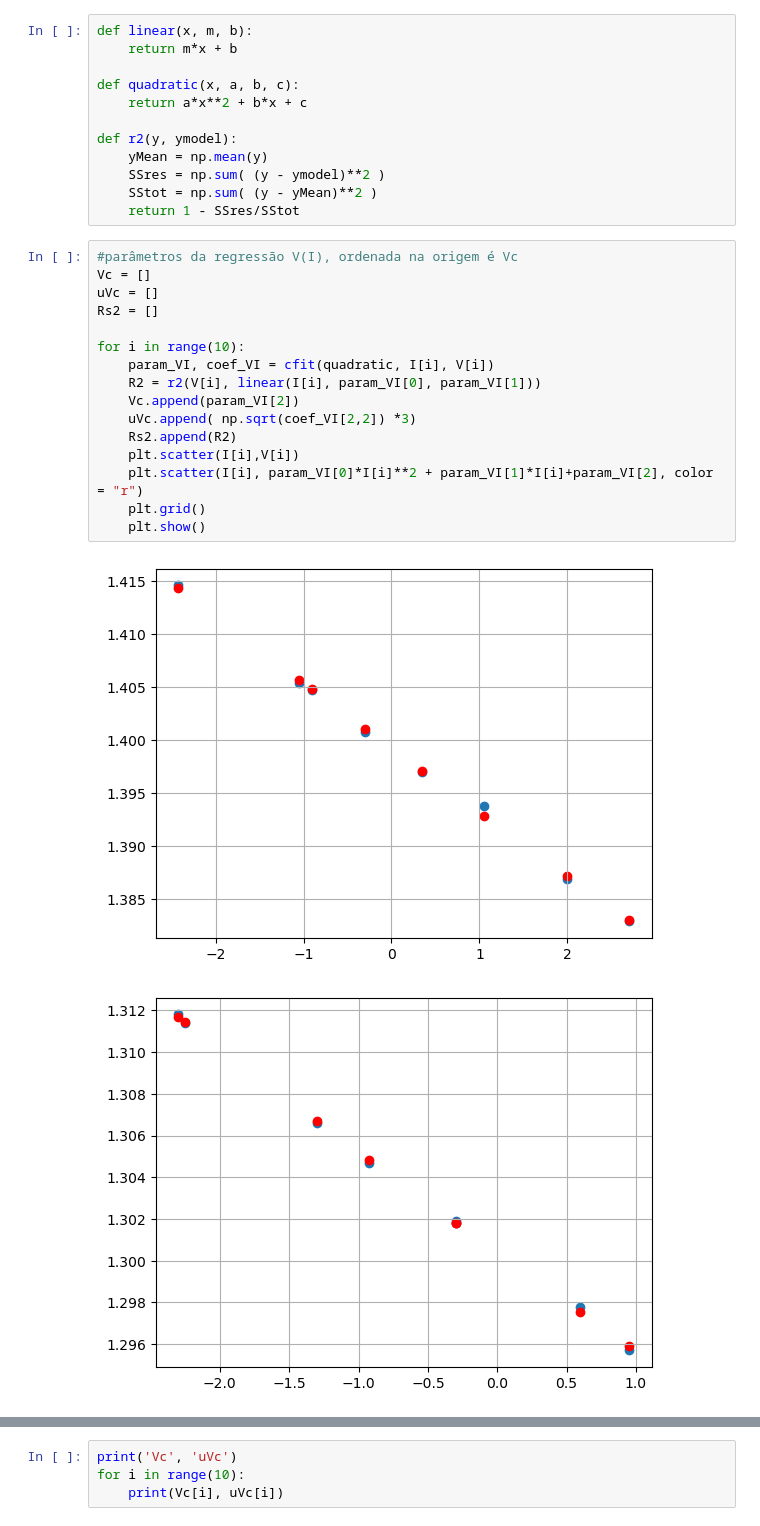
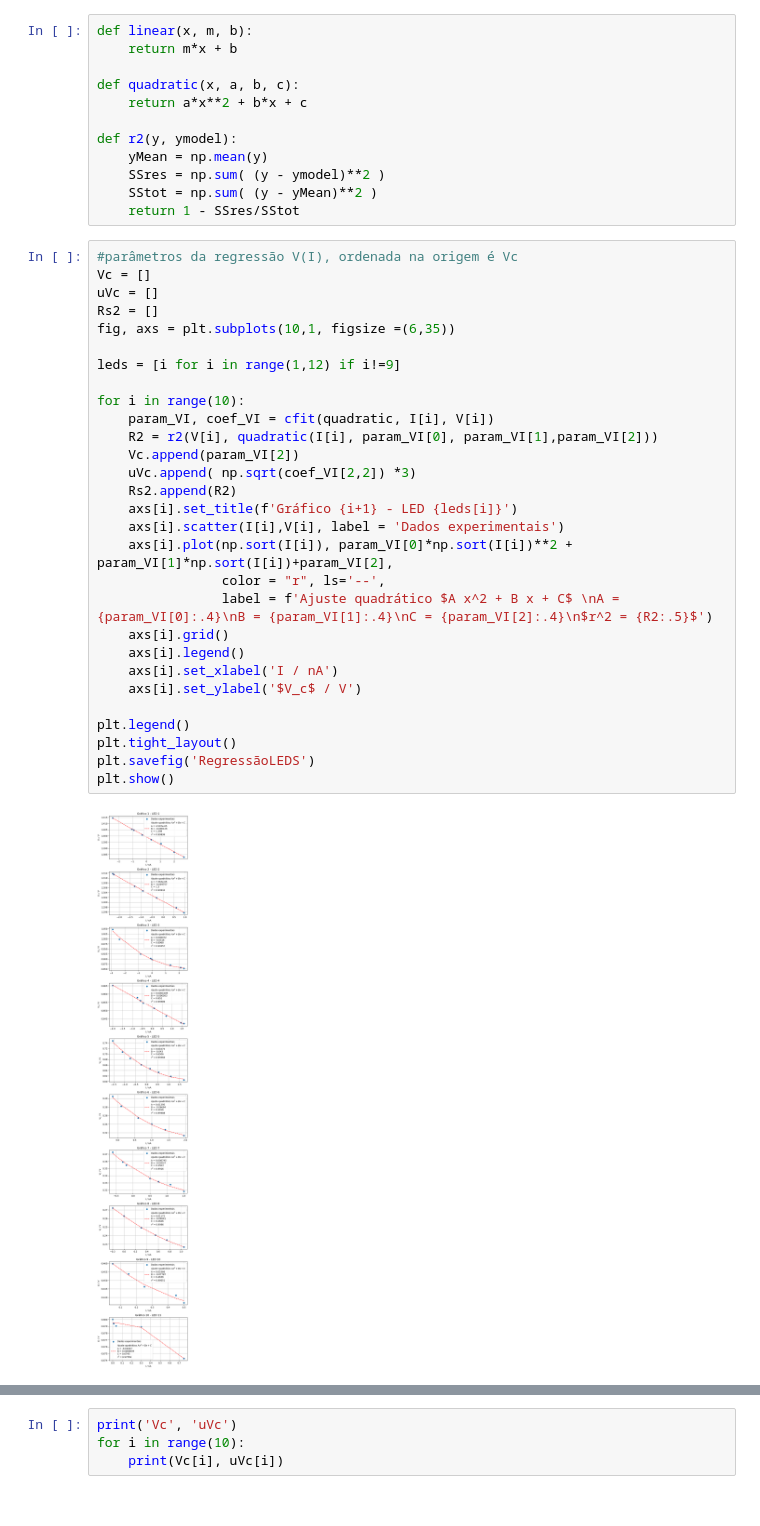
Before and after one commit to MRDias12/LabsIII, a Jupyter notebook: PLs/PL2/jupyterMiguel/parteA.ipynb, the cells around one changed output, grey strips where cells are left out. Drawn from its saved outputs; the diff is of its cells as text.

Commit message:
parteA com avanços e imagens de gráficos

```diff
--- a/PLs/PL2/jupyterMiguel/parteA.ipynb
+++ b/PLs/PL2/jupyterMiguel/parteA.ipynb
@@ -35,19 +35,31 @@ def r2(y, ymodel):
 # %%
 #parâmetros da regressão V(I), ordenada na origem é Vc
 Vc = []
 uVc = []
 Rs2 = []
+fig, axs = plt.subplots(10,1, figsize =(6,35))
+
+leds = [i for i in range(1,12) if i!=9]
 
 for i in range(10):
     param_VI, coef_VI = cfit(quadratic, I[i], V[i])
-    R2 = r2(V[i], linear(I[i], param_VI[0], param_VI[1]))
+    R2 = r2(V[i], quadratic(I[i], param_VI[0], param_VI[1],param_VI[2]))
     Vc.append(param_VI[2])
     uVc.append( np.sqrt(coef_VI[2,2]) *3)
     Rs2.append(R2)
-    plt.scatter(I[i],V[i])
-    plt.scatter(I[i], param_VI[0]*I[i]**2 + param_VI[1]*I[i]+param_VI[2], color = "r")
-    plt.grid()
-    plt.show()
+    axs[i].set_title(f'Gráfico {i+1} - LED {leds[i]}')
+    axs[i].scatter(I[i],V[i], label = 'Dados experimentais')
+    axs[i].plot(np.sort(I[i]), param_VI[0]*np.sort(I[i])**2 + param_VI[1]*np.sort(I[i])+param_VI[2],
+                color = "r", ls='--',
+                label = f'Ajuste quadrático $A x^2 + B x + C$ \nA = {param_VI[0]:.4}\nB = {param_VI[1]:.4}\nC = {param_VI[2]:.4}\n$r^2 = {R2:.5}$')
+    axs[i].grid()
+    axs[i].legend()
+    axs[i].set_xlabel('I / nA')
+    axs[i].set_ylabel('$V_c$ / V')
+
+plt.legend()
+plt.tight_layout()
+plt.savefig('RegressãoLEDS')
+plt.show()
 # %% [output]
-[figure, old version]
+[figure, new version]
-[figure, removed]
```
Also changed, not shown: parts of 4 cells of this notebook, 2 other files.
